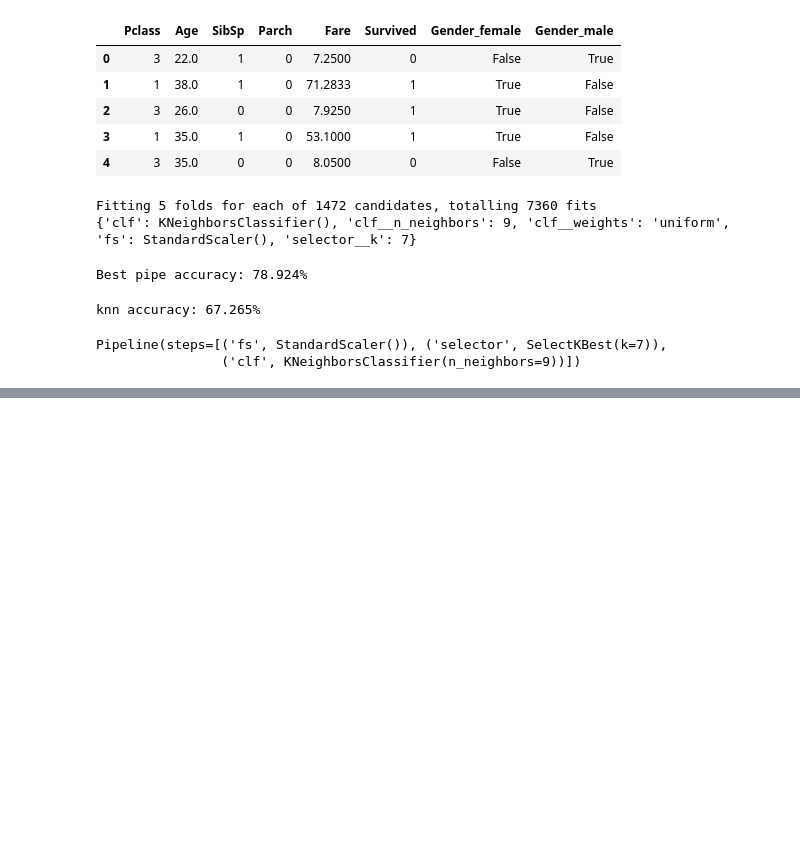
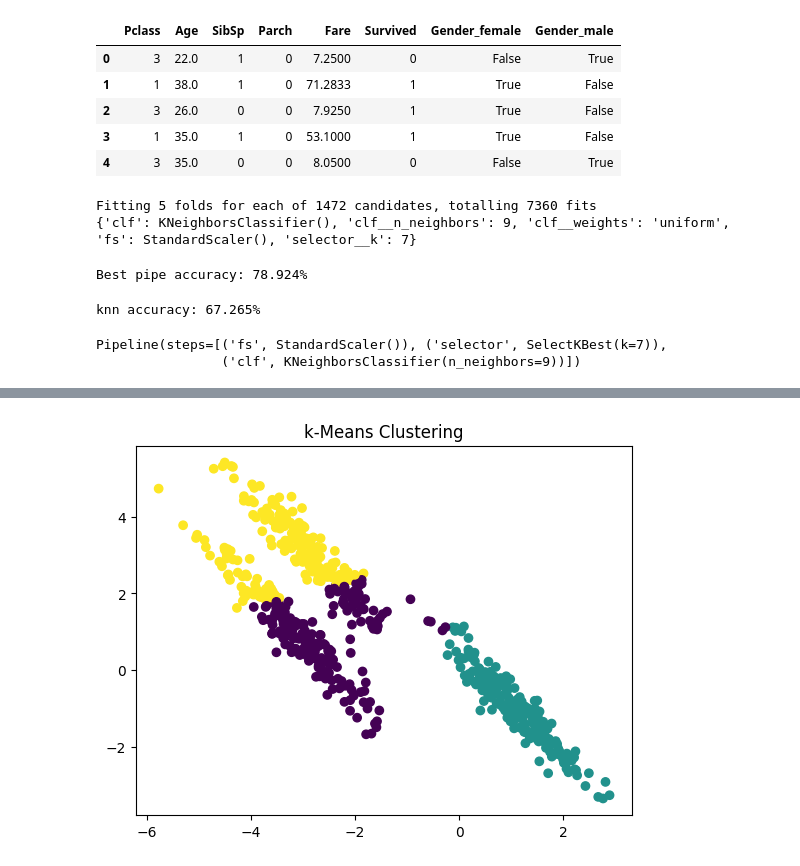
Before and after one commit to wooihaw/mlpy_aug2024, a Jupyter notebook: day3.ipynb, the cells around one changed output, grey strips where cells are left out. Cells and saved outputs as stored; diff of their text form; code cells hidden in the pictures; blank space fills up the shorter version.

```diff
--- a/day3.ipynb
+++ b/day3.ipynb
@@ -166,0 +224,9 @@ Pipeline(steps=[('fs', StandardScaler()), ('selector', SelectKBest(k=7)),
+# %%
+# Use k-means clustering
+km = KMeans(n_clusters=3, n_init=10).fit(X)
+
+plt.scatter(X["Feature 0"], X["Feature 1"], c=km.labels_)
+plt.title("k-Means Clustering")
+plt.show()
+# %% [output]
+[figure, added]
```
Also changed, not shown: parts of 9 cells of this notebook, 4 other files.
